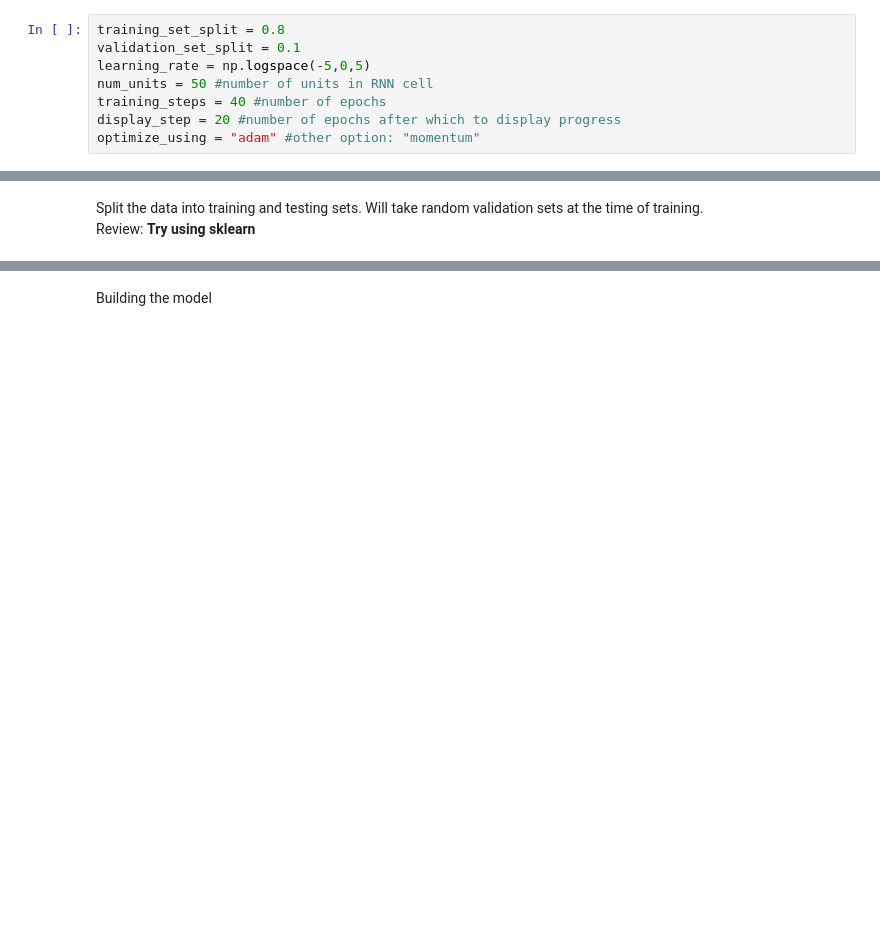
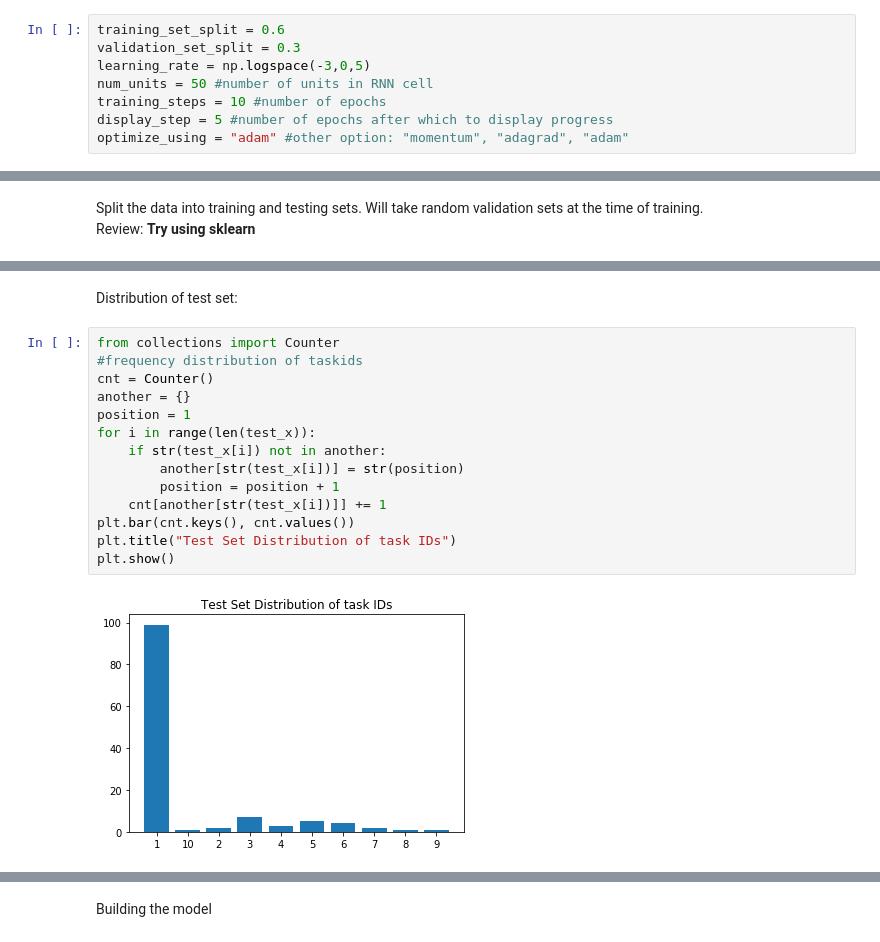
Before and after one commit to aroraakshit/deep_knowledge_tracing, a Jupyter notebook: notebooks/taskID_only_allQuestionsAUC.ipynb, the cells around one changed output, grey strips where cells are left out. Cells and saved outputs as stored; diff of their text form; blank space fills up the shorter version.

```diff
--- a/notebooks/taskID_only_allQuestionsAUC.ipynb
+++ b/notebooks/taskID_only_allQuestionsAUC.ipynb
@@ -13,13 +13,13 @@ This code can work with tf.VERSION = '1.4.1' (for MacOS High Sierra); functions
 # %% [markdown]
 Model Parameters:
 # %%
-training_set_split = 0.8
-validation_set_split = 0.1
-learning_rate = np.logspace(-5,0,5)
+training_set_split = 0.6
+validation_set_split = 0.3
+learning_rate = np.logspace(-3,0,5)
 num_units = 50 #number of units in RNN cell
-training_steps = 40 #number of epochs
-display_step = 20 #number of epochs after which to display progress
-optimize_using = "adam" #other option: "momentum"
+training_steps = 10 #number of epochs
+display_step = 5 #number of epochs after which to display progress
+optimize_using = "adam" #other option: "momentum", "adagrad", "adam"
 # %%
 print("Tensorflow version: " + str(tf.VERSION))
 # %% [output]
@@ -173,0 +240,18 @@ Implemented 9-fold cross validation.
+# %% [markdown]
+Distribution of test set:
+# %%
+from collections import Counter
+#frequency distribution of taskids
+cnt = Counter()
+another = {}
+position = 1
+for i in range(len(test_x)):
+    if str(test_x[i]) not in another:
+        another[str(test_x[i])] = str(position)
+        position = position + 1
+    cnt[another[str(test_x[i])]] += 1
+plt.bar(cnt.keys(), cnt.values())
+plt.title("Test Set Distribution of task IDs")
+plt.show()
+# %% [output]
+[figure, added]
```
Also changed, not shown: parts of 15 cells of this notebook.
